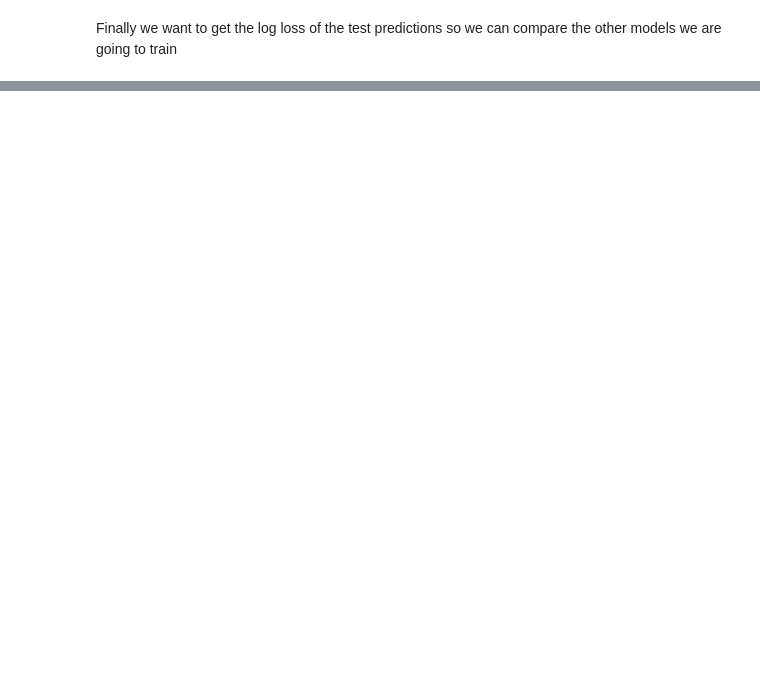
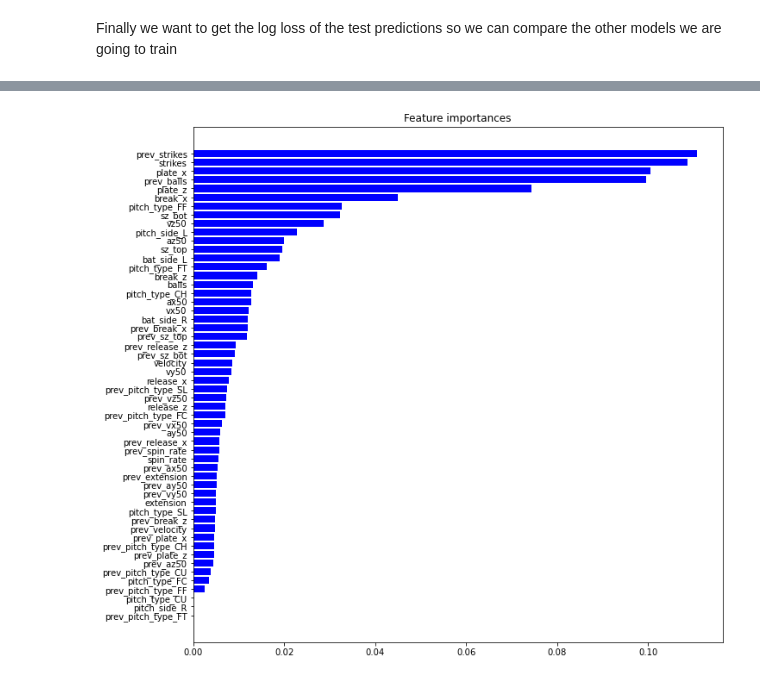
Before and after one commit to pmelgren/IntrinsicPitchValue, a Jupyter notebook: Exploration.ipynb, the cells around one changed output, grey strips where cells are left out. Saved outputs shown, nothing was run; the diff lists cells and outputs as text; code cells hidden in the pictures; blank space fills up the shorter version.

```diff
--- a/Exploration.ipynb
+++ b/Exploration.ipynb
@@ -262,0 +386,16 @@ log_loss(y_test,dt.best_estimator_.predict_proba(X_test))
+# %%
+def xg_feat_imp(feat_importances,feat_names):
+    # prepare the feature importance data to plot
+    fimp = pd.DataFrame({'Feature':feat_names
+                         ,'F_Score':feat_importances})
+    fimp = fimp.sort_values('F_Score')
+
+    # Plot the feature importances of the forest
+    plt.figure(figsize = [11,11])
+    plt.barh(fimp.Feature,fimp.F_Score,color="b")
+    plt.title("Feature importances")
+    plt.show()
+
+xg_feat_imp(xg0.best_estimator_.feature_importances_,X.columns)
+# %% [output]
+[figure, added]
```
Also changed, not shown: parts of 26 cells of this notebook.
